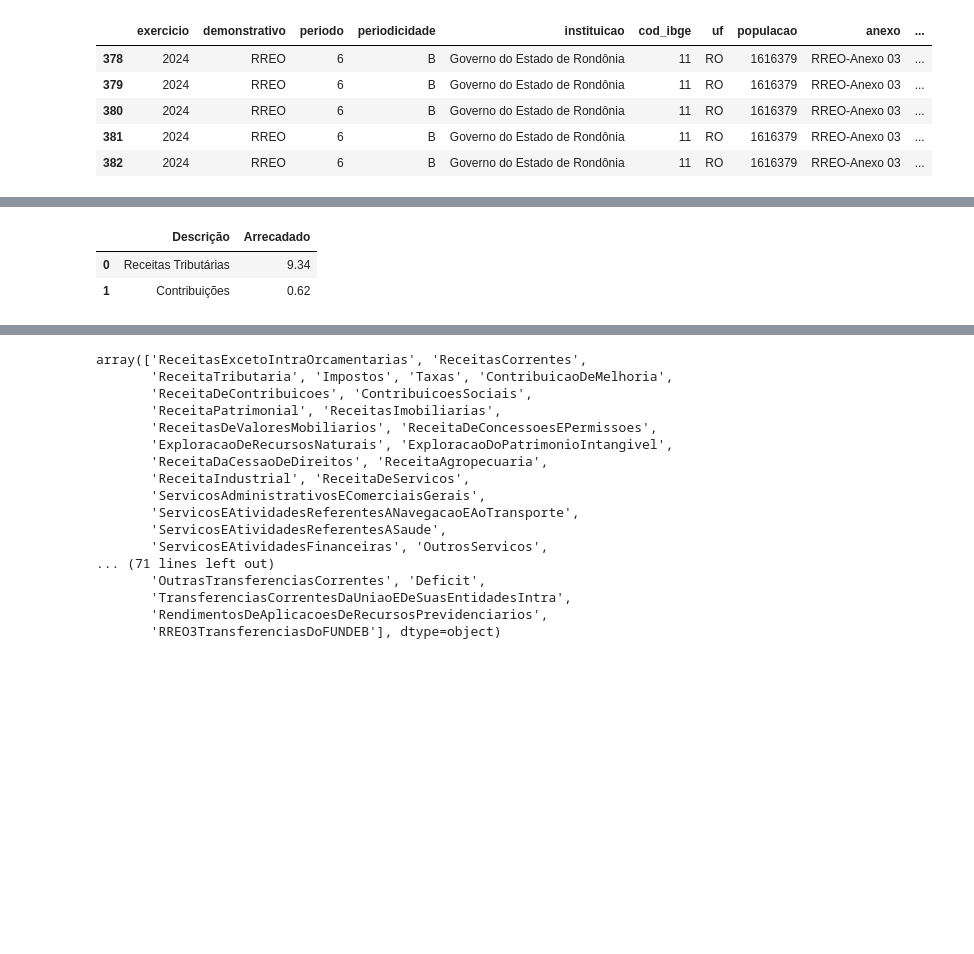
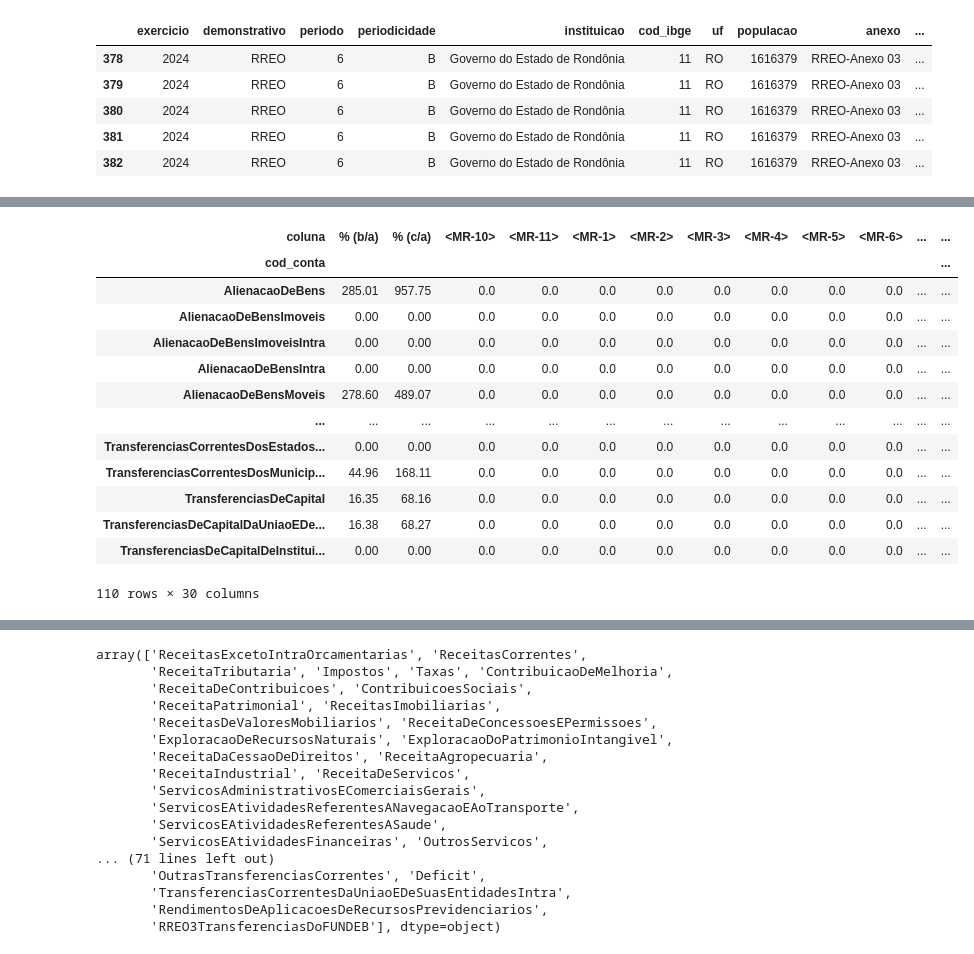
Before and after one commit to PedroJRod/api_siconfi, a Jupyter notebook: report.ipynb, the cells around one changed output, grey strips where cells are left out. Cells and saved outputs as stored; diff of their text form; code cells hidden in the pictures; blank space fills up the shorter version.

```diff
--- a/report.ipynb
+++ b/report.ipynb
@@ -96,6 +74,8 @@ rreo_df.pivot_table(index=['exercicio','conta'], columns='coluna', values='valor
 rreo_df['coluna'] = np.where(rreo_df['coluna'].str.contains('PREVISÃO ATUALIZADA'), 'PREVISÃO ATUALIZADA', rreo_df['coluna'])
 # %%
 rreo_df_pivot = rreo_df.pivot_table(index=['exercicio','cod_conta'], columns='coluna', values='valor', aggfunc='sum')
+# %%
+rreo_df_pivot.fillna(0, inplace=True)
 # %%
 rreo_df_pivot.sample(5)
 # %% [output]
@@ -109,11 +89,19 @@ rreo_df_pivot.sample(5)
 5 rows × 30 columns
-# %%
-df_teste = {'Descrição':['Receitas Tributárias','Contribuições'],
-            'Arrecadado': [round(rreo_df_pivot.loc[2024,'ReceitaTributariaLiquidaExcetoTransferenciasEFUNDEB']['TOTAL (ÚLTIMOS 12 MESES)']/1000000000, 2),
-                           round(rreo_df_pivot.loc[2024,'ReceitaDeContribuicoes']['Até o Bimestre (c)']/1000000000, 2)]}
-df_teste = pd.DataFrame(df_teste)
-df_teste
-# %% [output]
-|  | Descrição | Arrecadado |
-| 0 | Receitas Tributárias | 9.34 |
-| 1 | Contribuições | 0.62 |
+# %%
+rreo_df_pivot.loc[2023]
+#.get('Até o Bimestre (c)', 0) / 1_000_000_000, 2),
+# %% [output]
+| coluna | % (b/a) | % (c/a) | <MR-10> | <MR-11> | <MR-1> | <MR-2> | <MR-3> | <MR-4> | <MR-5> | <MR-6> | ... | ... |
+| cod_conta |  |  |  |  |  |  |  |  |  |  |  | ... |
+| AlienacaoDeBens | 285.01 | 957.75 | 0.0 | 0.0 | 0.0 | 0.0 | 0.0 | 0.0 | 0.0 | 0.0 | ... | ... |
+| AlienacaoDeBensImoveis | 0.00 | 0.00 | 0.0 | 0.0 | 0.0 | 0.0 | 0.0 | 0.0 | 0.0 | 0.0 | ... | ... |
+| AlienacaoDeBensImoveisIntra | 0.00 | 0.00 | 0.0 | 0.0 | 0.0 | 0.0 | 0.0 | 0.0 | 0.0 | 0.0 | ... | ... |
+| AlienacaoDeBensIntra | 0.00 | 0.00 | 0.0 | 0.0 | 0.0 | 0.0 | 0.0 | 0.0 | 0.0 | 0.0 | ... | ... |
+| AlienacaoDeBensMoveis | 278.60 | 489.07 | 0.0 | 0.0 | 0.0 | 0.0 | 0.0 | 0.0 | 0.0 | 0.0 | ... | ... |
+| ... | ... | ... | ... | ... | ... | ... | ... | ... | ... | ... | ... | ... |
+| TransferenciasCorrentesDosEstados... | 0.00 | 0.00 | 0.0 | 0.0 | 0.0 | 0.0 | 0.0 | 0.0 | 0.0 | 0.0 | ... | ... |
+| TransferenciasCorrentesDosMunicip... | 44.96 | 168.11 | 0.0 | 0.0 | 0.0 | 0.0 | 0.0 | 0.0 | 0.0 | 0.0 | ... | ... |
+| TransferenciasDeCapital | 16.35 | 68.16 | 0.0 | 0.0 | 0.0 | 0.0 | 0.0 | 0.0 | 0.0 | 0.0 | ... | ... |
+| TransferenciasDeCapitalDaUniaoEDe... | 16.38 | 68.27 | 0.0 | 0.0 | 0.0 | 0.0 | 0.0 | 0.0 | 0.0 | 0.0 | ... | ... |
+| TransferenciasDeCapitalDeInstitui... | 0.00 | 0.00 | 0.0 | 0.0 | 0.0 | 0.0 | 0.0 | 0.0 | 0.0 | 0.0 | ... | ... |
+110 rows × 30 columns
```
Also changed, not shown: parts of 10 cells of this notebook.
